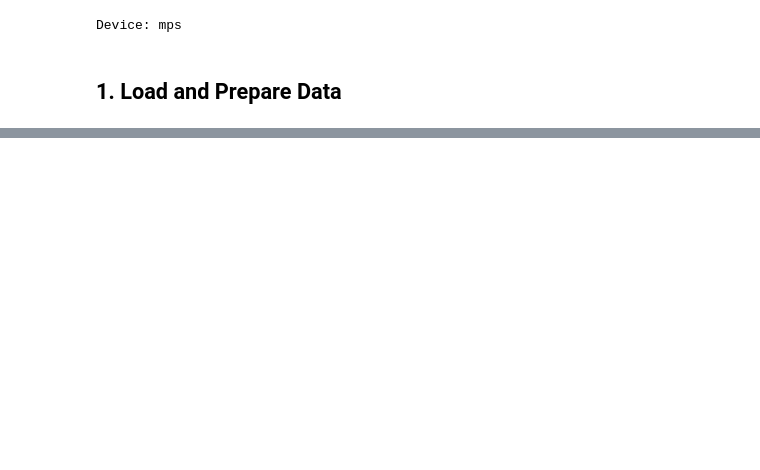
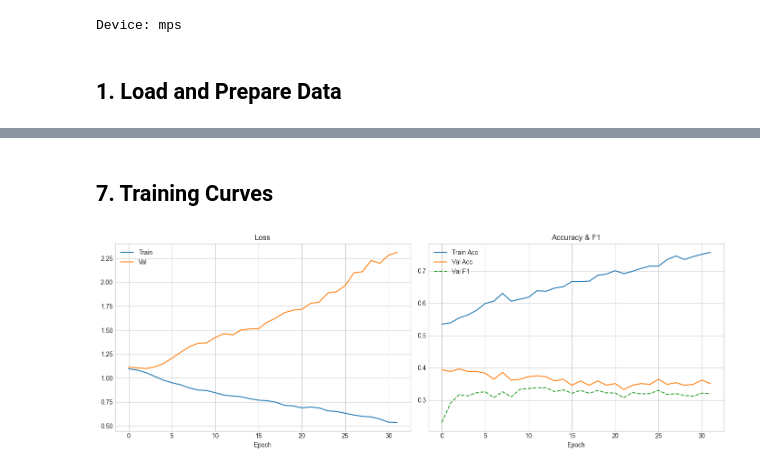
Before and after one commit to wushuchris/covered-call-prototype, a Jupyter notebook: notebooks/07_lstm_model.ipynb, the cells around one changed output, grey strips where cells are left out. Cells and saved outputs as stored; diff of their text form; code cells hidden in the pictures; blank space fills up the shorter version.

Commit message:
lstm completed no random sampling

```diff
--- a/notebooks/07_lstm_model.ipynb
+++ b/notebooks/07_lstm_model.ipynb
@@ -544,0 +77,12 @@ Best overall: 6-class Two-Stage (Macro F1: 0.8165)
+# %%
+# Time-based split at 80th percentile date
+data['year'] = data['decision_date'].dt.year
+unique_dates = data['decision_date'].sort_values().unique()
+split_date = unique_dates[int(len(unique_dates) * 0.8)]
+
+train_data = data[data['decision_date'] < split_date].copy()
+test_data = data[data['decision_date'] >= split_date].copy()
+
+print(f"Split date: {pd.Timestamp(split_date).date()}")
+print(f"Train: {len(train_data)} rows ({train_data['decision_date'].min().date()} to {train_data['decision_date'].max().date()})")
+print(f"Test:  {len(test_data)} rows ({test_data['decision_date'].min().date()} to {test_data['decision_date'].max().date()})")
@@ -544,0 +276,17 @@ Best overall: 6-class Two-Stage (Macro F1: 0.8165)
+# %%
+print("Training 3-class moneyness LSTM (time-split)...")
+model_3, preds_3, labels_3, f1_3, hist_3 = train_lstm(
+    X_train_sc, X_test_sc, y_train, y_test, num_classes=3,
+    hidden_size=32, num_layers=1, dropout=0.4, lr=0.001,
+    epochs=150, patience=20, verbose=True
+)
+
+acc_3 = accuracy_score(labels_3, preds_3)
+f1m_3 = f1_score(labels_3, preds_3, average='macro')
+f1w_3 = f1_score(labels_3, preds_3, average='weighted')
+
+print(f"\n3-Class LSTM Results (Time-Split):")
+print(f"  Accuracy:    {acc_3:.4f}")
+print(f"  Macro F1:    {f1m_3:.4f}")
+print(f"  Weighted F1: {f1w_3:.4f}")
+print(classification_report(labels_3, preds_3, target_names=['ATM', 'OTM5', 'OTM10']))
@@ -544,0 +312,20 @@ Best overall: 6-class Two-Stage (Macro F1: 0.8165)
+# %% [markdown]
+## 7. Training Curves
+# %%
+fig, axes = plt.subplots(1, 2, figsize=(14, 5))
+axes[0].plot(hist_3['train_loss'], label='Train')
+axes[0].plot(hist_3['val_loss'], label='Val')
+axes[0].set_title('Loss')
+axes[0].legend()
+axes[0].set_xlabel('Epoch')
+axes[1].plot(hist_3['train_acc'], label='Train Acc')
+axes[1].plot(hist_3['val_acc'], label='Val Acc')
+axes[1].plot(hist_3['val_f1'], label='Val F1', linestyle='--')
+axes[1].set_title('Accuracy & F1')
+axes[1].legend()
+axes[1].set_xlabel('Epoch')
+plt.tight_layout()
+plt.savefig('../reports/figures/lstm_training_curves.png', dpi=150)
+plt.show()
+# %% [output]
+[figure, added]
```
Also changed, not shown: parts of 43 cells of this notebook, 4 other files.
